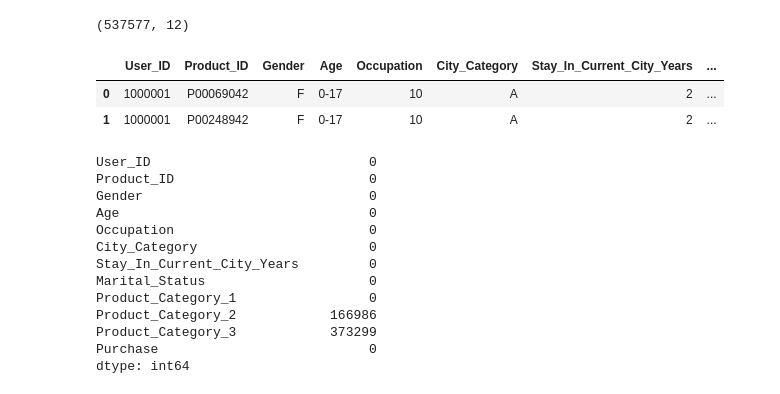
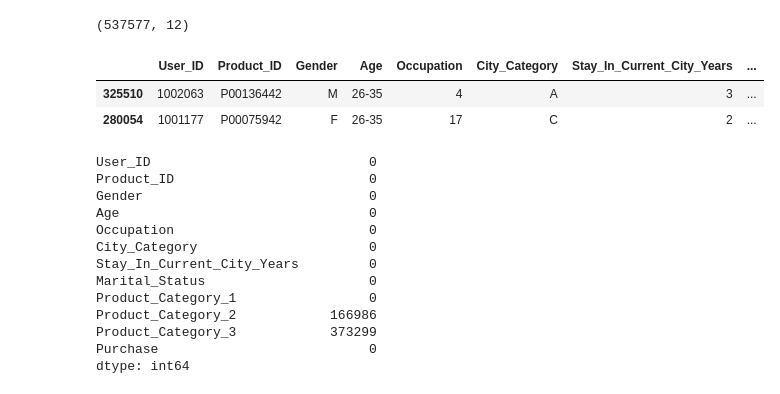
Before and after one commit to Sameershrinath/5th_sem, a Jupyter notebook: PYTHON/DATA_SCIENCE/Data_analysis02.ipynb, the cells around one changed output. Cells and saved outputs as stored; diff of their text form; code cells hidden in the pictures.

```diff
--- a/PYTHON/DATA_SCIENCE/Data_analysis02.ipynb
+++ b/PYTHON/DATA_SCIENCE/Data_analysis02.ipynb
@@ -8,11 +26,11 @@ df.shape
 # %% [output]
 (537577, 12)
 # %%
-df.head(2)
+df.sample(2)
 # %% [output]
 |  | User_ID | Product_ID | Gender | Age | Occupation | City_Category | Stay_In_Current_City_Years | ... |
-| 0 | 1000001 | P00069042 | F | 0-17 | 10 | A | 2 | ... |
-| 1 | 1000001 | P00248942 | F | 0-17 | 10 | A | 2 | ... |
+| 325510 | 1002063 | P00136442 | M | 26-35 | 4 | A | 3 | ... |
+| 280054 | 1001177 | P00075942 | F | 26-35 | 17 | C | 2 | ... |
 # %%
 df.isna().sum()
 # %% [output]
```
Also changed, not shown: parts of 2 cells of this notebook, 2 other files.
